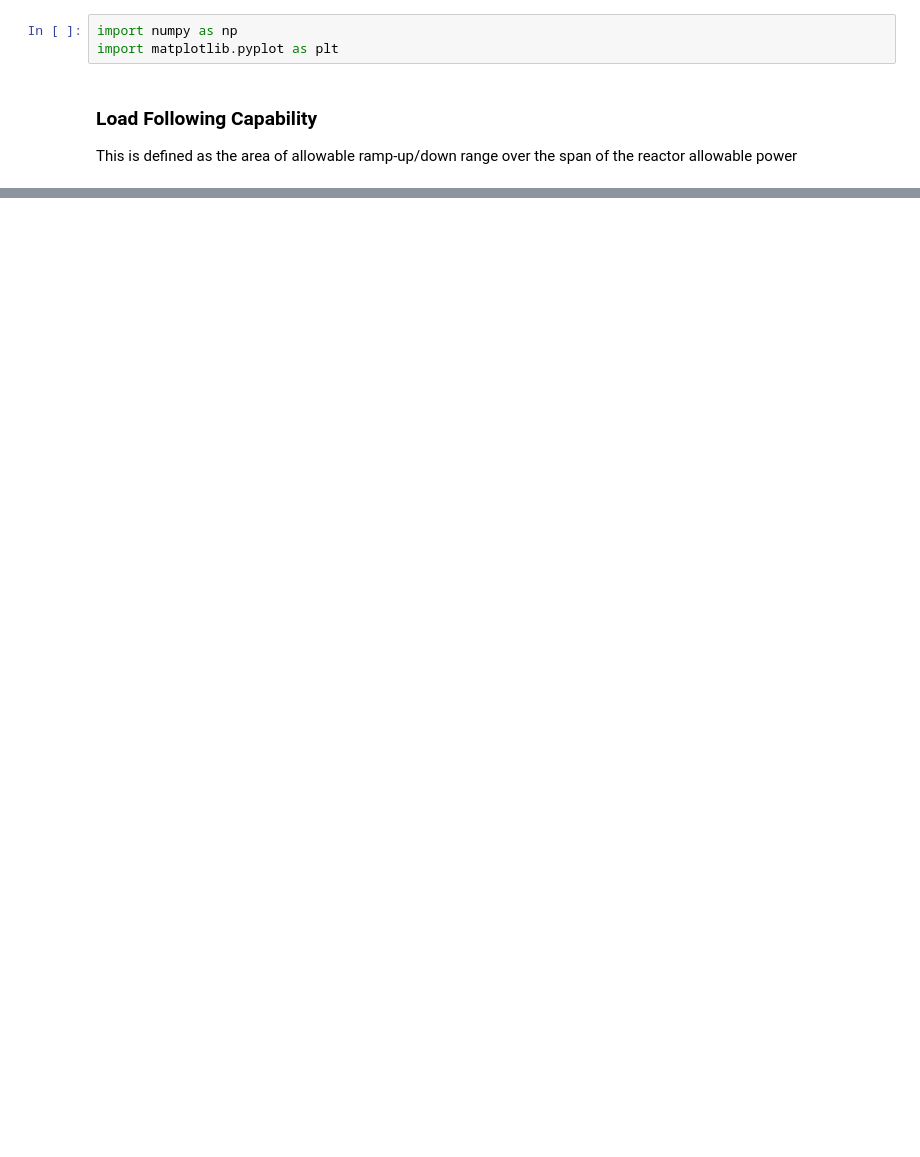
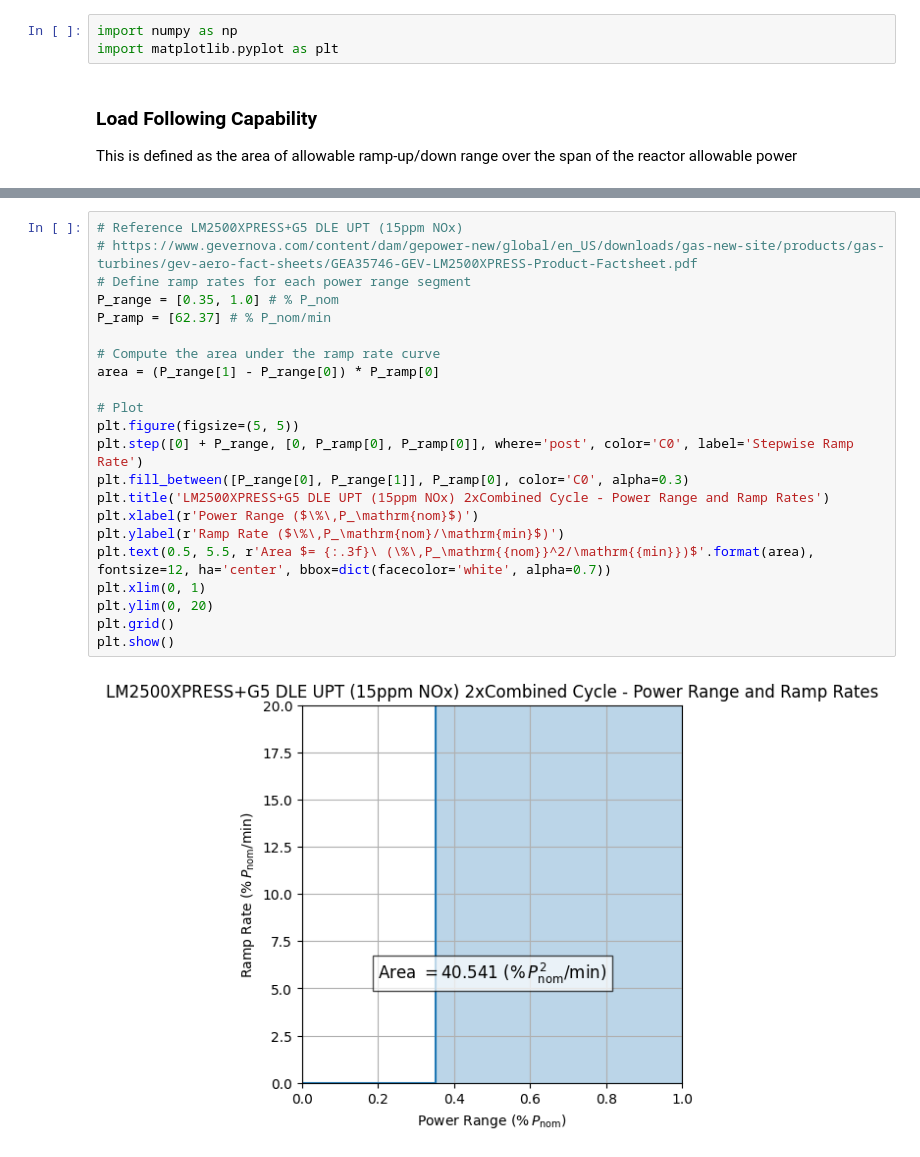
Before and after one commit to simo-pagliu/Master-Thesis, a Jupyter notebook: 01 - Attributes Definition/Reactors Data/Load Following.ipynb, the cells around one changed output, grey strips where cells are left out. Cells and saved outputs as stored; diff of their text form; blank space fills up the shorter version.

```diff
--- a/01 - Attributes Definition/Reactors Data/Load Following.ipynb
+++ b/01 - Attributes Definition/Reactors Data/Load Following.ipynb
@@ -145,0 +170,24 @@ plt.show()
+# %%
+# Reference LM2500XPRESS+G5 DLE UPT (15ppm NOx)
+# https://www.gevernova.com/content/dam/gepower-new/global/en_US/downloads/gas-new-site/products/gas-turbines/gev-aero-fact-sheets/GEA35746-GEV-LM2500XPRESS-Product-Factsheet.pdf
+# Define ramp rates for each power range segment
+P_range = [0.35, 1.0] # % P_nom
+P_ramp = [62.37] # % P_nom/min
+
+# Compute the area under the ramp rate curve
+area = (P_range[1] - P_range[0]) * P_ramp[0]
+
+# Plot
+plt.figure(figsize=(5, 5))
+plt.step([0] + P_range, [0, P_ramp[0], P_ramp[0]], where='post', color='C0', label='Stepwise Ramp Rate')
+plt.fill_between([P_range[0], P_range[1]], P_ramp[0], color='C0', alpha=0.3)
+plt.title('LM2500XPRESS+G5 DLE UPT (15ppm NOx) 2xCombined Cycle - Power Range and Ramp Rates')
+plt.xlabel(r'Power Range ($\%\,P_\mathrm{nom}$)')
+plt.ylabel(r'Ramp Rate ($\%\,P_\mathrm{nom}/\mathrm{min}$)')
+plt.text(0.5, 5.5, r'Area $= {:.3f}\ (\%\,P_\mathrm{{nom}}^2/\mathrm{{min}})$'.format(area), fontsize=12, ha='center', bbox=dict(facecolor='white', alpha=0.7))
+plt.xlim(0, 1)
+plt.ylim(0, 20)
+plt.grid()
+plt.show()
+# %% [output]
+[figure, added]
```
Also changed, not shown: parts of 8 cells of this notebook.
